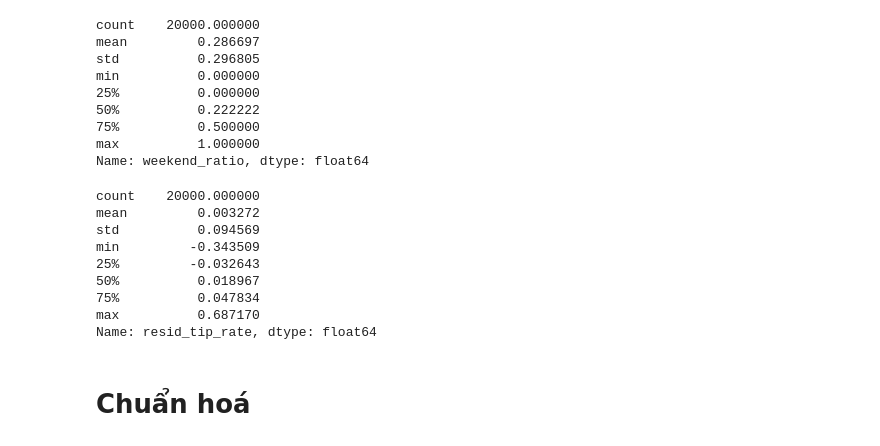
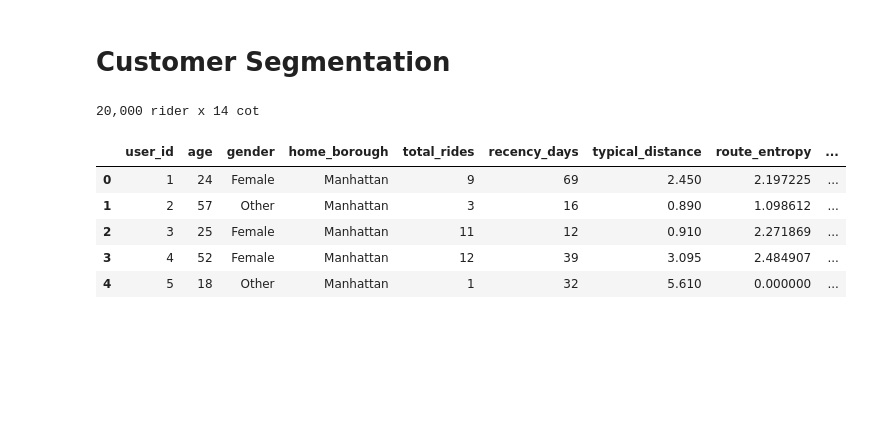
Before and after one commit to nguyennkhanhlinh/Growth-Experimentation-Project-for-Ride-Hailing-Promotions, a Jupyter notebook: 03. Segmentation/segmentation.ipynb, the cells around one changed output. Cells and saved outputs as stored; diff of their text form; code cells hidden in the pictures; blank space fills up the shorter version.

```diff
--- a/03. Segmentation/segmentation.ipynb
+++ b/03. Segmentation/segmentation.ipynb
@@ -77,26 +1,25 @@ Name: typical_distance, dtype: float64
-# %%
-df['weekend_ratio'].describe()
-# %% [output]
-count    20000.000000
-mean         0.286697
-std          0.296805
-min          0.000000
-25%          0.000000
-50%          0.222222
-75%          0.500000
-max          1.000000
-Name: weekend_ratio, dtype: float64
-# %%
-df['resid_tip_rate'].describe()
-# %% [output]
-count    20000.000000
-mean         0.003272
-std          0.094569
-min         -0.343509
-25%         -0.032643
-50%          0.018967
-75%          0.047834
-max          0.687170
-Name: resid_tip_rate, dtype: float64
-# %% [markdown]
-# Chuẩn hoá
+# %% [markdown]
+# Customer Segmentation
+# %%
+import numpy as np
+import pandas as pd
+import matplotlib.pyplot as plt
+from sklearn.preprocessing import StandardScaler
+from sklearn.cluster import KMeans
+from sklearn.metrics import silhouette_score, adjusted_rand_score
+
+SEED = 42
+SRC = (r"C:\Users\Linh\Desktop\Growth & Experimentation Project for Ride-Hailing "
+       r"Promotions\02. Synthetic_data\outputs\customer_features_final.csv")
+
+df = pd.read_csv(SRC)
+print(f"{len(df):,} rider x {df.shape[1]} cot")
+display(df.head())
+# %% [output]
+20,000 rider x 14 cot
+|  | user_id | age | gender | home_borough | total_rides | recency_days | typical_distance | route_entropy | ... |
+| 0 | 1 | 24 | Female | Manhattan | 9 | 69 | 2.450 | 2.197225 | ... |
+| 1 | 2 | 57 | Other | Manhattan | 3 | 16 | 0.890 | 1.098612 | ... |
+| 2 | 3 | 25 | Female | Manhattan | 11 | 12 | 0.910 | 2.271869 | ... |
+| 3 | 4 | 52 | Female | Manhattan | 12 | 39 | 3.095 | 2.484907 | ... |
+| 4 | 5 | 18 | Other | Manhattan | 1 | 32 | 5.610 | 0.000000 | ... |
```
Also changed, not shown: parts of 28 cells of this notebook, 1 other file.
